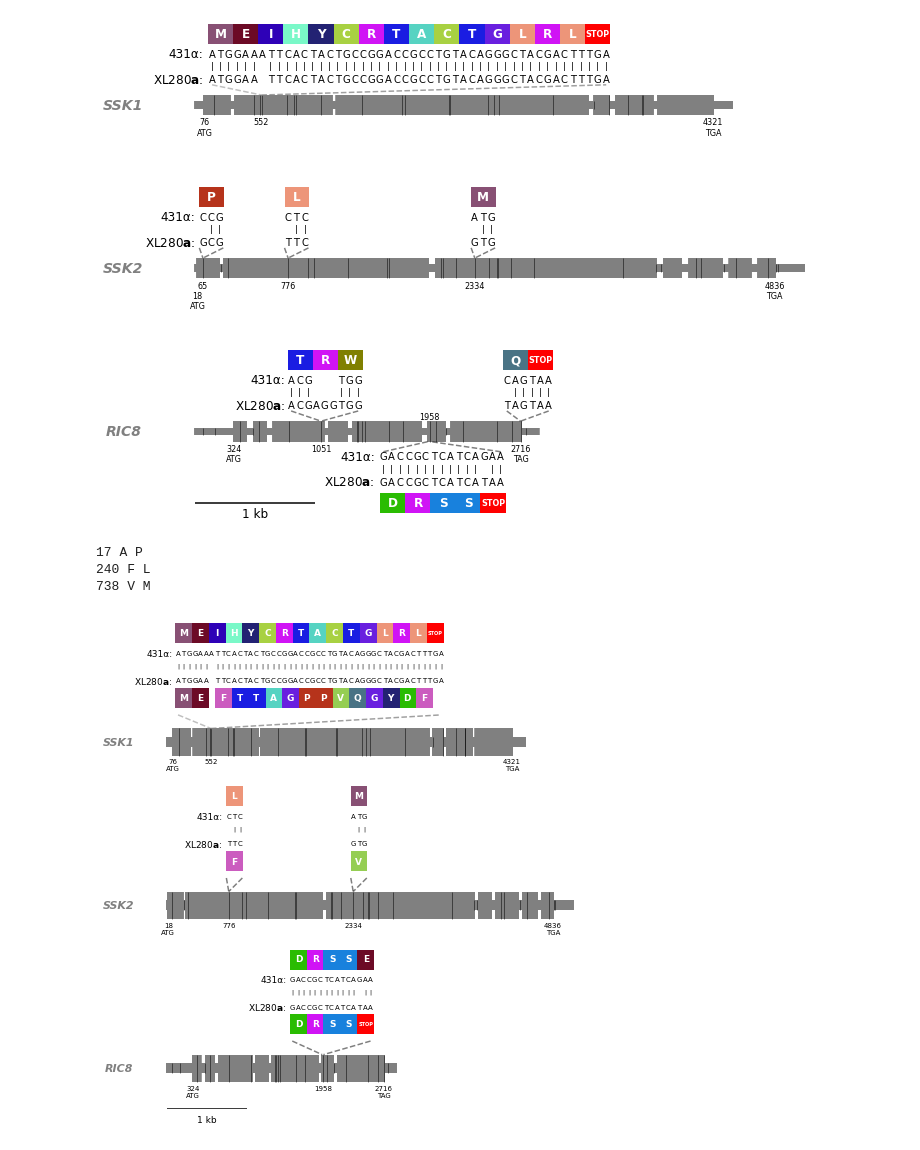
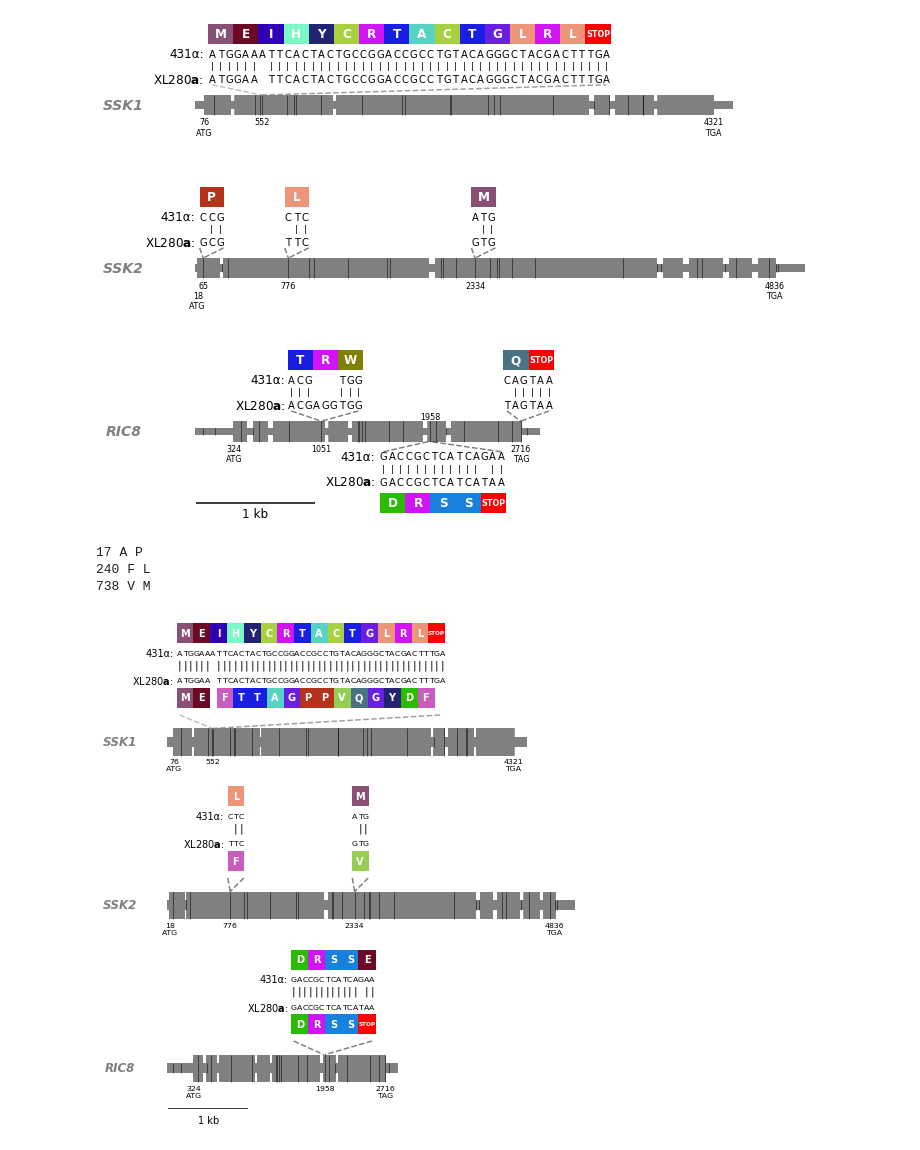
Before and after one commit to magwenelab/crypto-QTL-paper, a Jupyter notebook: SSK1_SSK2_RIC8_visulization_Fig6_S14_Fig.ipynb, the cells around one changed output. Cells and saved outputs as stored; diff of their text form; code cells hidden in the pictures.

```diff
--- a/SSK1_SSK2_RIC8_visulization_Fig6_S14_Fig.ipynb
+++ b/SSK1_SSK2_RIC8_visulization_Fig6_S14_Fig.ipynb
@@ -8 +9,6 @@ import seaborn as sns
+# %%
+gffpath = './xl280genome.gff3.csv.gz'
+ric8path = './CNN01270.csv.gz'
+ssk1path = './CNB03090.csv.gz'
+ssk2path = './CNL05560.csv.gz'
 # %%
@@ -10,7 +16,7 @@ gff = pd.read_csv('../../FILES/xl280genome.gff3.csv.gz',index_col=0)
 # %%
-ric8 = pd.read_csv('../../FILES/Chr14/CNN01270.csv',index_col=0)
-ssk1 = pd.read_csv('../../FILES/Chr02/CNB03090.csv',index_col=0)
-ssk2 = pd.read_csv('../../FILES/Chr12/CNL05560.csv',index_col=0)
+ric8 = pd.read_csv(ric8path,index_col=0)
+ssk1 = pd.read_csv(ssk1path,index_col=0)
+ssk2 = pd.read_csv(ssk2path,index_col=0)
 # %%
 ssk2_alt_temp = Seq(''.join(ssk2[(ssk2.Seq==1)].Alt.values)).translate(to_stop=True)
 # %%
@@ -170,7 +172,7 @@ print(alttoplot[:10])
 ATGGAA TTC
 ATGGAAATTC
 # %%
-path = './AA_color_df.csv'
+path = './AA_color_df.csv.gz'
 # %% [markdown]
 import random
 
@@ -737,7 +738,7 @@ plt.savefig('/Users/croth/QTL_FIGS/SUPP/FIGS/S14_Fig.pdf',
 ######## --------- SSK1 ---------------- #########
 fig,ax = plt.subplots(3,1,figsize=(8,9),sharey=True,sharex=True,facecolor='w')
 plt.sca(ax[0])
-fs = 7
+fs = 7.8
 name_place = -600
 intron_width = 0.75
 exon_width = 2
@@ -764,7 +765,7 @@ for i in np.arange(0,len(alttoplot),1):
         s = '|'
     plt.text(x=L+(ts*i),y=13,s=alttoplot[i],ha='center',va='center',fontsize=fs)
     plt.text(x=L+(ts*i),y=9,s=reftoplot[i],ha='center',va='center',fontsize=fs)
-    plt.text(x=L+(ts*i),y=11.25,s=s,ha='center',va='center',fontsize=fs-1)
+    plt.text(x=L+(ts*i),y=11.25,s=s,ha='center',va='center',fontsize=fs+3)
 
 ## Add dashed lines for sequence
 plt.plot([L,552],[4,2],alpha=0.5,linestyle='--',color='grey');
@@ -861,7 +862,7 @@ for i in np.arange(1,len(tempx2),1):
         s = '|'
     plt.text(x=1500+(70*i),y=13,s=tempx1[i],ha='center',va='center',fontsize=fs)
     plt.text(x=1500+(70*i),y=9,s=tempx2[i],ha='center',va='center',fontsize=fs)
-    plt.text(x=1500+(70*i),y=11.25,s=s,ha='center',va='center',fontsize=fs-1)
+    plt.text(x=1500+(70*i),y=11.25,s=s,ha='center',va='center',fontsize=fs+3)
 
 aa = Seq(tempx2[1:]).translate()
 sep = 0
@@ -946,7 +947,7 @@ for j,c in enumerate(coding_difs):
             s = '|'
         plt.text(x= nspos+(70*i),y = 13, s=a,ha='center',va='center',fontsize=fs)
         plt.text(x=nspos+(70*i),y = 9, s=r,ha='center',va='center',fontsize=fs)
-        plt.text(x=nspos+(70*i),y = 11.25, s=s,ha='center',va='center',fontsize=fs-1)
+        plt.text(x=nspos+(70*i),y = 11.25, s=s,ha='center',va='center',fontsize=fs+3)
     plt.plot([nspos-30,nspos],[4,2],'k',linestyle='--',alpha=0.5)
     plt.plot([nspos+(85*i),nspos],[4,2],'k',linestyle='--',alpha=0.5)
     aa = c[-1]
@@ -966,32 +967,33 @@ plt.text(700,9,'XL280'+r'$\bf{a}$'+':',fontsize=fs+2,va='center',ha='right')
 
 plt.text(s='SSK2',x=name_place,y=0,fontsize=fs+4,
          style='italic',fontweight='bold',
          va='center',ha='center',color='grey');
 
 plt.text(x=ssk2[(ssk2.Seq==1)].Pos1.tolist()[-3], ## Stop codon
          y=-(exon_width+0.5),s='%s\n%s'%(ssk2[(ssk2.Seq==1)].Pos1.tolist()[-3]+1,
             ''.join(ssk2[(ssk2.Seq==1)].Ref.tolist()[-3:])),
          va='top',ha='center',fontsize=fs);
 
 plt.text(x=ssk2[(ssk2.Seq==1)].Pos1.min()+1, ## Start codon
          y=-(exon_width+0.5),s='%s\n%s'%(ssk2[(ssk2.Seq==1)].Pos1.min()+1,
             ''.join(ssk2[(ssk2.Seq==1)].Ref.tolist()[:3])),
          va='top',ha='center',fontsize=fs);
 plt.subplots_adjust(wspace=0.0,hspace=0.0)
 plt.axis('off');plt.ylim(-6,18)
-plos_path = '/Users/croth/QTL_FIGS/MAIN/Fig6.tiff'
+plos_path = '/home/croth/QTL_FIGS/MAIN/Fig6.tiff'
 mydpi=600
+plt.savefig('/home/croth/QTL_FIGS/MAIN/Fig6.pdf',dpi=mydpi,bbox_inches='tight')
 plt.savefig(plos_path,dpi=mydpi,bbox_inches='tight');
 
 
 im = Image.open(plos_path)
 w,h = im.size
 assert w/mydpi < 7.5
 assert h/mydpi < 8
 
 im.save(plos_path,compression='tiff_lzw');
 # %% [output]
 17 A P
 240 F L
 738 V M
-[figure, old version]
+[figure, new version]
```
Also changed, not shown: parts of 26 cells of this notebook, 2 other files.
